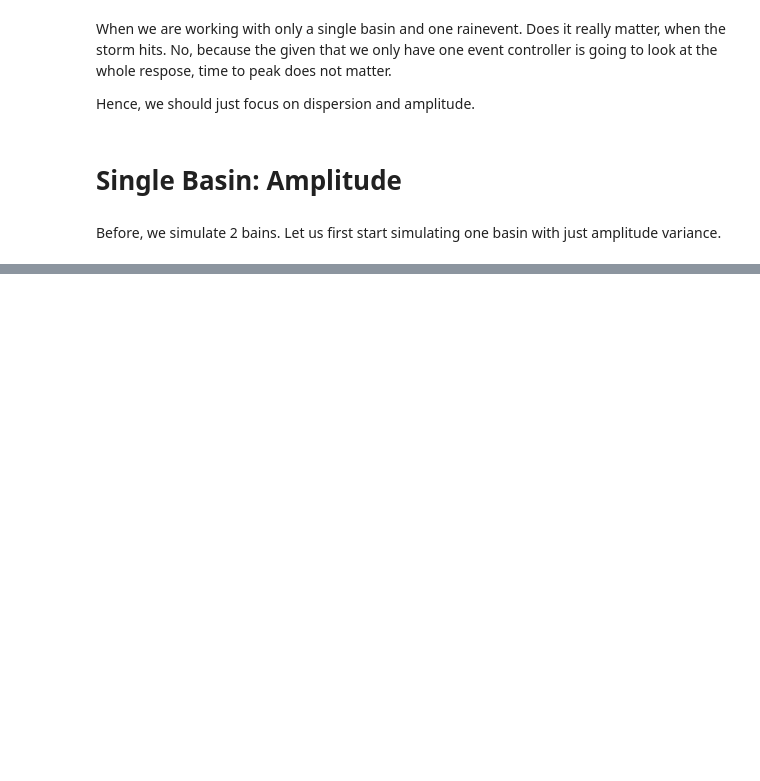
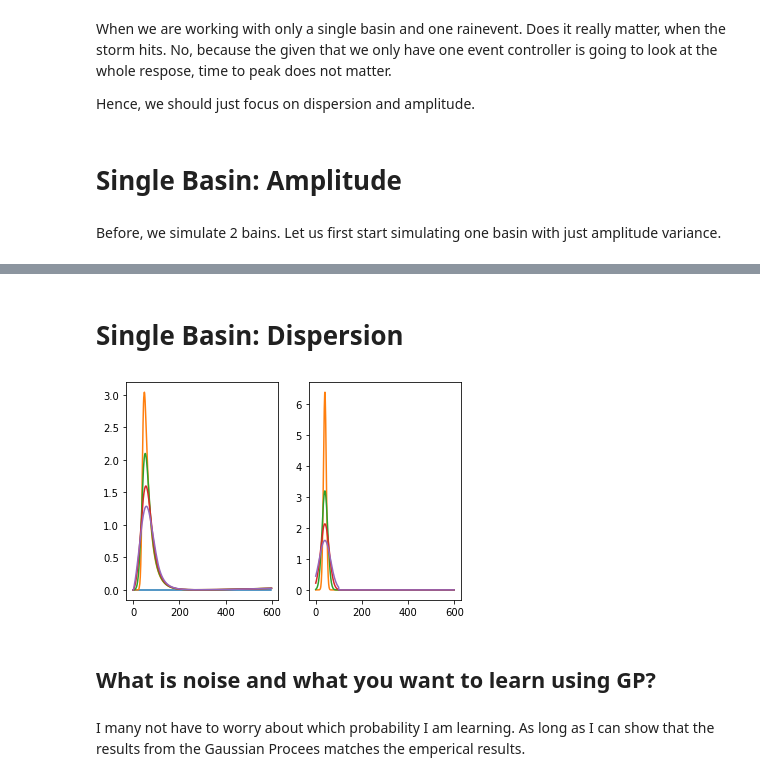
Before and after one commit to kLabUM/BaeOpt, a Jupyter notebook: scenarios/Uncertanity/BayesianOptimization-UQ.ipynb, the cells around one changed output, grey strips where cells are left out. Drawn from its saved outputs; the diff is of its cells as text; code cells hidden in the pictures; blank space fills up the shorter version.

```diff
--- a/scenarios/Uncertanity/BayesianOptimization-UQ.ipynb
+++ b/scenarios/Uncertanity/BayesianOptimization-UQ.ipynb
@@ -119,0 +169,20 @@ def SynthNetwork1(actions, flows):
+# %% [markdown]
+# Single Basin: Dispersion
+# %%
+disper = np.linspace(0.0, 5.0, 5)
+padding_length = 500
+
+flows_disp = lambda disp: np.pad(GaussianSignal(np.linspace(-10.0, 10.0, 100), 20.0, -2.0, disp), (0, padding_length), 'constant')
+
+for i in disper:
+    outflow, _ = SynthNetwork1(1.0, flows_disp(i))
+    plt.subplot(1,2,1)
+    plt.plot(outflow)
+    plt.subplot(1,2,2)
+    plt.plot(flows_disp(i))
+# %% [output]
+[figure, added]
+# %% [markdown]
+## What is noise and what you want to learn using GP?
+# %% [markdown]
+I many not have to worry about which probability I am learning. As long as I can show that the results from the Gaussian Procees matches the emperical results.
```
Also changed, not shown: parts of 8 cells of this notebook, 2 other files.
